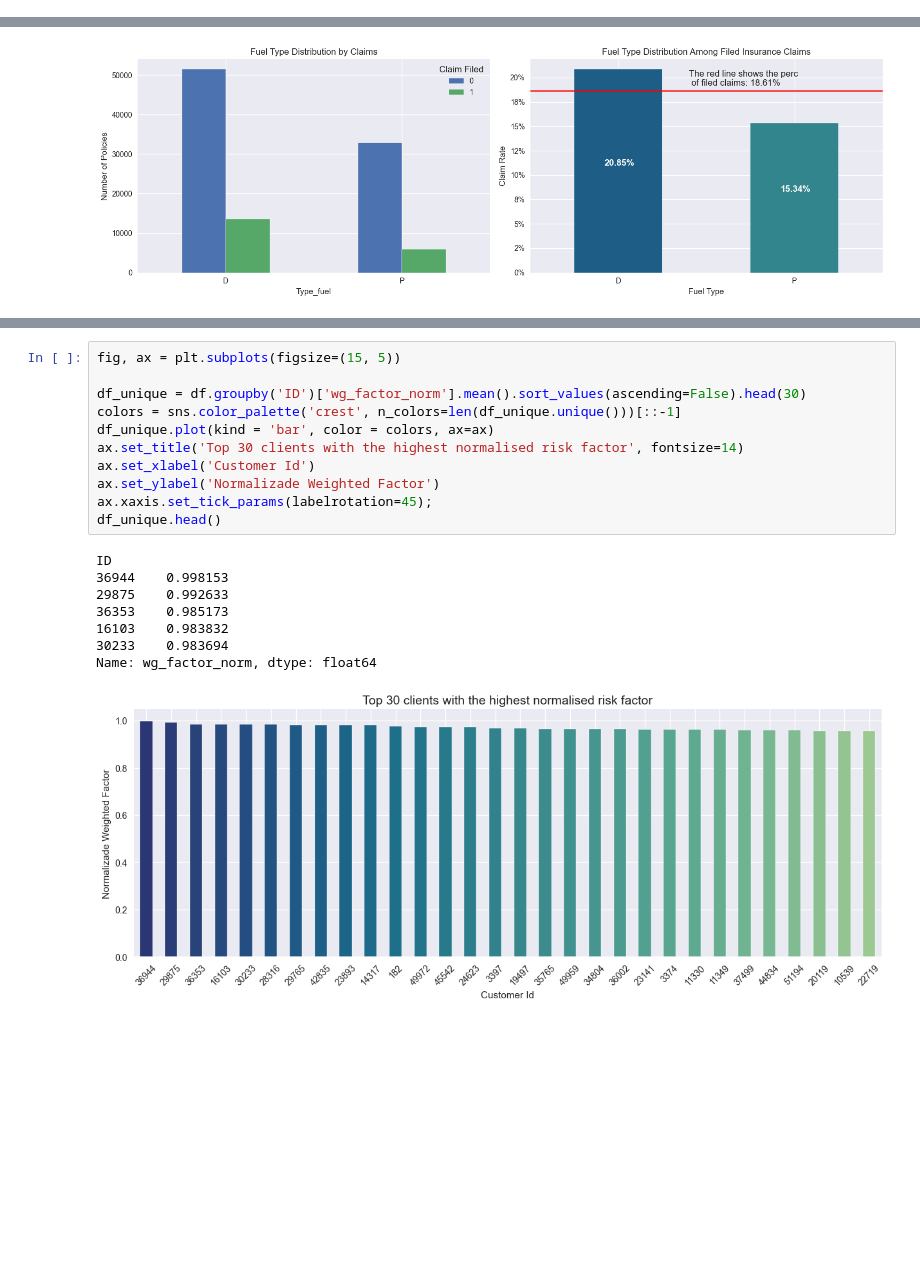
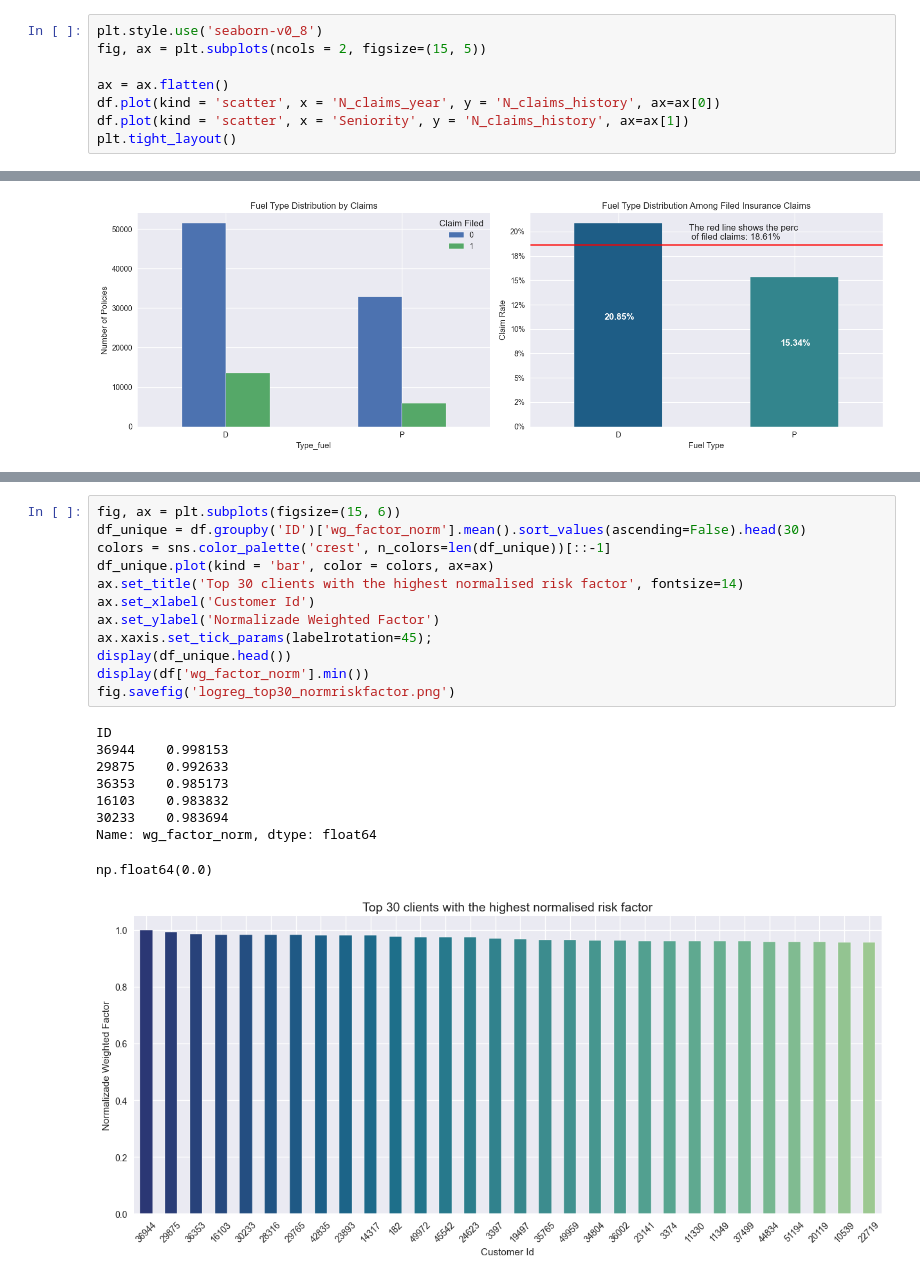
Before and after one commit to Clopes15/Portfolio_Versicherung, a Jupyter notebook: notebooks/pkw_versicherung_01.ipynb, the cells around one changed output, grey strips where cells are left out. Cells and saved outputs as stored; diff of their text form; blank space fills up the shorter version.

```diff
--- a/notebooks/pkw_versicherung_01.ipynb
+++ b/notebooks/pkw_versicherung_01.ipynb
@@ -588,0 +517,8 @@ plt.tight_layout()
+# %%
+plt.style.use('seaborn-v0_8')
+fig, ax = plt.subplots(ncols = 2, figsize=(15, 5))
+
+ax = ax.flatten()
+df.plot(kind = 'scatter', x = 'N_claims_year', y = 'N_claims_history', ax=ax[0])
+df.plot(kind = 'scatter', x = 'Seniority', y = 'N_claims_history', ax=ax[1])
+plt.tight_layout()
@@ -696,25 +644,27 @@ Name: weighted_factor, dtype: float64
 48721    0.980514
 Name: wg_factor_norm, dtype: float64
 # %%
-fig, ax = plt.subplots(figsize=(15, 5))
-
+fig, ax = plt.subplots(figsize=(15, 6))
 df_unique = df.groupby('ID')['wg_factor_norm'].mean().sort_values(ascending=False).head(30)
-colors = sns.color_palette('crest', n_colors=len(df_unique.unique()))[::-1]
+colors = sns.color_palette('crest', n_colors=len(df_unique))[::-1]
 df_unique.plot(kind = 'bar', color = colors, ax=ax)
 ax.set_title('Top 30 clients with the highest normalised risk factor', fontsize=14)
 ax.set_xlabel('Customer Id')
 ax.set_ylabel('Normalizade Weighted Factor')
 ax.xaxis.set_tick_params(labelrotation=45);
-df_unique.head()
+display(df_unique.head())
+display(df['wg_factor_norm'].min())
+fig.savefig('logreg_top30_normriskfactor.png')
 # %% [output]
 ID
 36944    0.998153
 29875    0.992633
 36353    0.985173
 16103    0.983832
 30233    0.983694
 Name: wg_factor_norm, dtype: float64
+np.float64(0.0)
-[figure, old version]
+[figure, new version]
 # %%
 logistic_reg('Claimed', 'wg_factor_norm', df)
 # %% [output]
```
Also changed, not shown: parts of 9 cells of this notebook, 5 other files.
